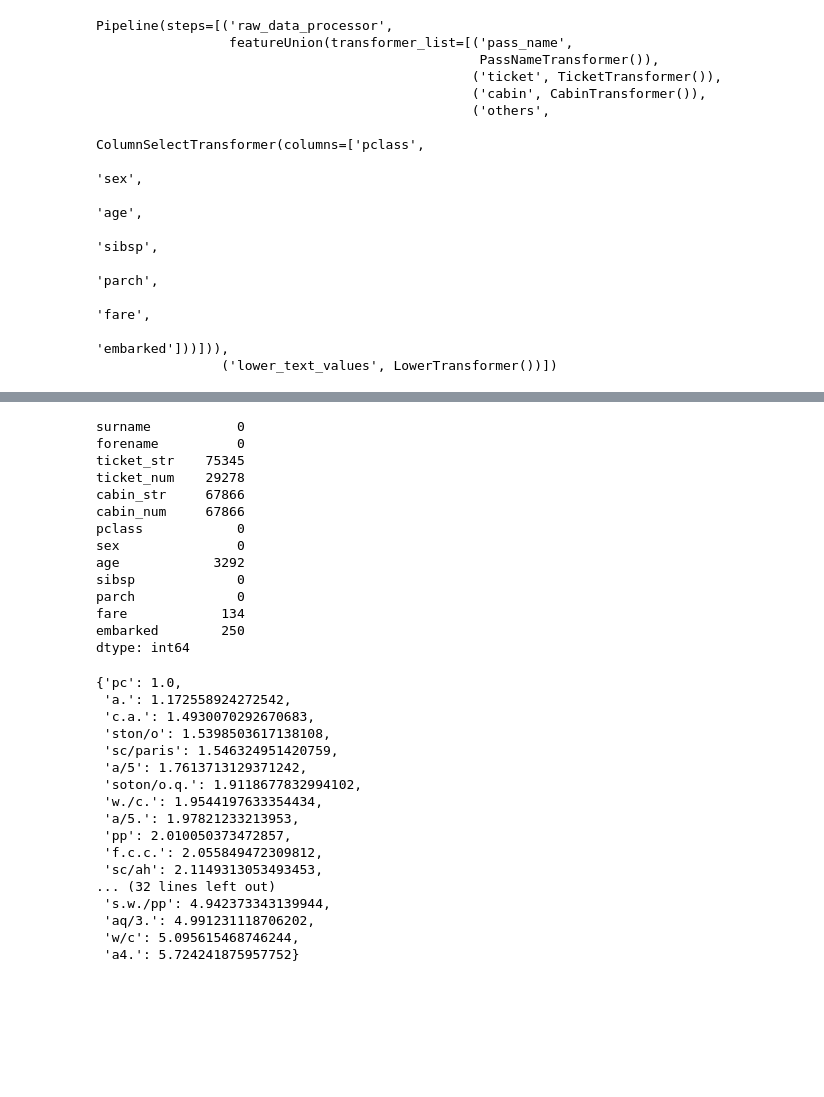
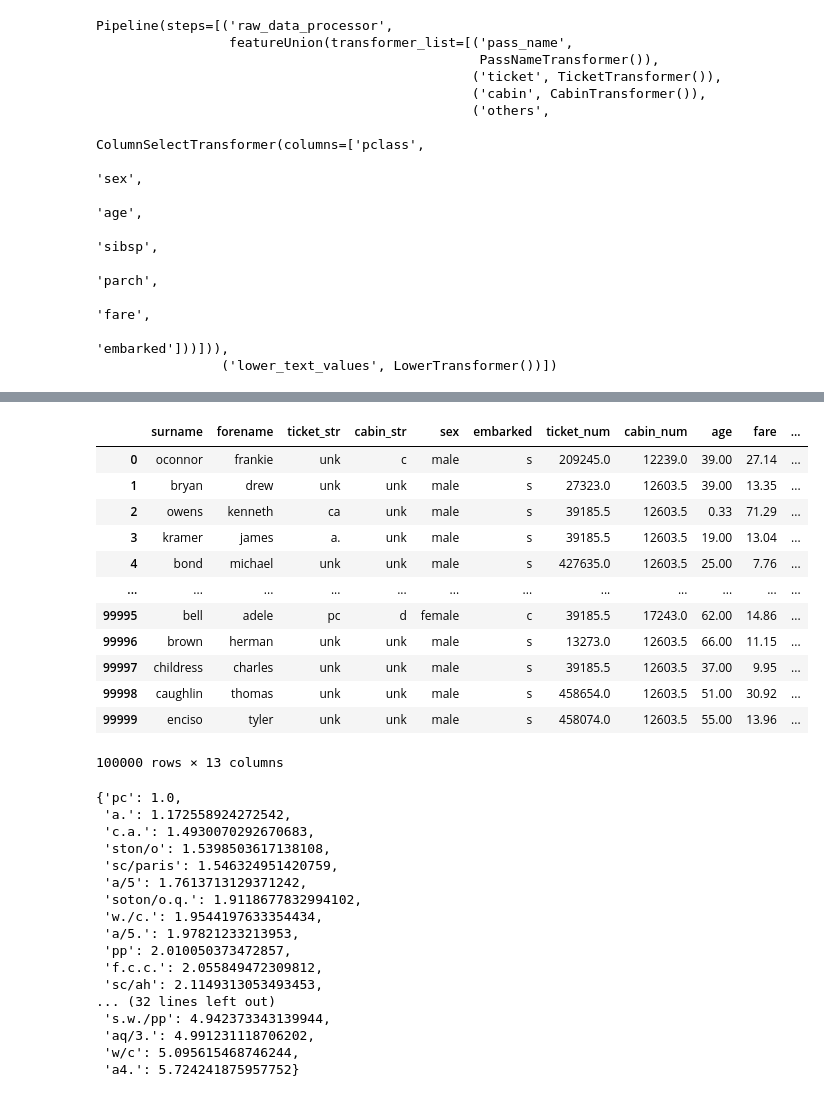
Before and after one commit to trantrikien239/ml_practice, a Jupyter notebook: sklearn_pipeline/kaggle_tabular/pipeline.ipynb, the cells around one changed output, grey strips where cells are left out. Saved outputs shown, nothing was run; the diff lists cells and outputs as text; code cells hidden in the pictures; blank space fills up the shorter version.

Commit message:
build custom simple imputer that preserve DataFrame's types

```diff
--- a/sklearn_pipeline/kaggle_tabular/pipeline.ipynb
+++ b/sklearn_pipeline/kaggle_tabular/pipeline.ipynb
@@ -264,0 +307,30 @@ Pipeline(steps=[('raw_data_processor',
+# %%
+from sklearn.impute import SimpleImputer
+
+class simpleImputer(SimpleImputer):
+    def fit(self, X, y=None):
+        self._cols = X.columns.tolist()
+        self._dtypes = [str(X[col].dtype) for col in X.columns]
+        super().fit(X, y)
+        return self
+
+    def transform(self, X):
+        X_ = super().transform(X)
+        data = pd.DataFrame(X_, columns = self._cols)
+        for col, dtype in tqdm(zip(self._cols, self._dtypes)):
+            data[col] = data[col].astype(dtype)
+        return data
+# %%
+col_handle_na = columnTransformer(
+    transformers=[
+        ('text_features', simpleImputer(missing_values=None, strategy='constant', fill_value='unk'), make_column_selector(dtype_include=['object'])),
+        ('float_features', simpleImputer(strategy='median'), make_column_selector(dtype_include=['float64'])),
+        ('count_features', simpleImputer(strategy='most_frequent'), make_column_selector(dtype_include=['int64']))
+    ],
+    remainder='passthrough'
+)
+# %%
+pl_simple = Pipeline(steps=[
+    ('pl', pl),
+    ('null_handling', col_handle_na)
+])
@@ -265,2 +357,2 @@ Pipeline(steps=[('raw_data_processor',
 # %%
-df2 = pl.fit_transform(X_train)
+df3 = pl_simple.fit_transform(X_train)
@@ -369,20 +364,19 @@ df2
-# %%
-df2.isna().sum(axis=0)
-# %% [output]
-surname           0
-forename          0
-ticket_str    75345
-ticket_num    29278
-cabin_str     67866
-cabin_num     67866
-pclass            0
-sex               0
-age            3292
-sibsp             0
-parch             0
-fare            134
-embarked        250
-dtype: int64
+# %%
+df3
+# %% [output]
+|  | surname | forename | ticket_str | cabin_str | sex | embarked | ticket_num | cabin_num | age | fare | ... |
+| 0 | oconnor | frankie | unk | c | male | s | 209245.0 | 12239.0 | 39.00 | 27.14 | ... |
+| 1 | bryan | drew | unk | unk | male | s | 27323.0 | 12603.5 | 39.00 | 13.35 | ... |
+| 2 | owens | kenneth | ca | unk | male | s | 39185.5 | 12603.5 | 0.33 | 71.29 | ... |
+| 3 | kramer | james | a. | unk | male | s | 39185.5 | 12603.5 | 19.00 | 13.04 | ... |
+| 4 | bond | michael | unk | unk | male | s | 427635.0 | 12603.5 | 25.00 | 7.76 | ... |
+| ... | ... | ... | ... | ... | ... | ... | ... | ... | ... | ... | ... |
+| 99995 | bell | adele | pc | d | female | c | 39185.5 | 17243.0 | 62.00 | 14.86 | ... |
+| 99996 | brown | herman | unk | unk | male | s | 13273.0 | 12603.5 | 66.00 | 11.15 | ... |
+| 99997 | childress | charles | unk | unk | male | s | 39185.5 | 12603.5 | 37.00 | 9.95 | ... |
+| 99998 | caughlin | thomas | unk | unk | male | s | 458654.0 | 12603.5 | 51.00 | 30.92 | ... |
+| 99999 | enciso | tyler | unk | unk | male | s | 458074.0 | 12603.5 | 55.00 | 13.96 | ... |
+100000 rows × 13 columns
 # %%
 from catboost import CatBoostRegressor, CatBoostClassifier
 # %%
```
Also changed, not shown: parts of 13 cells of this notebook.
